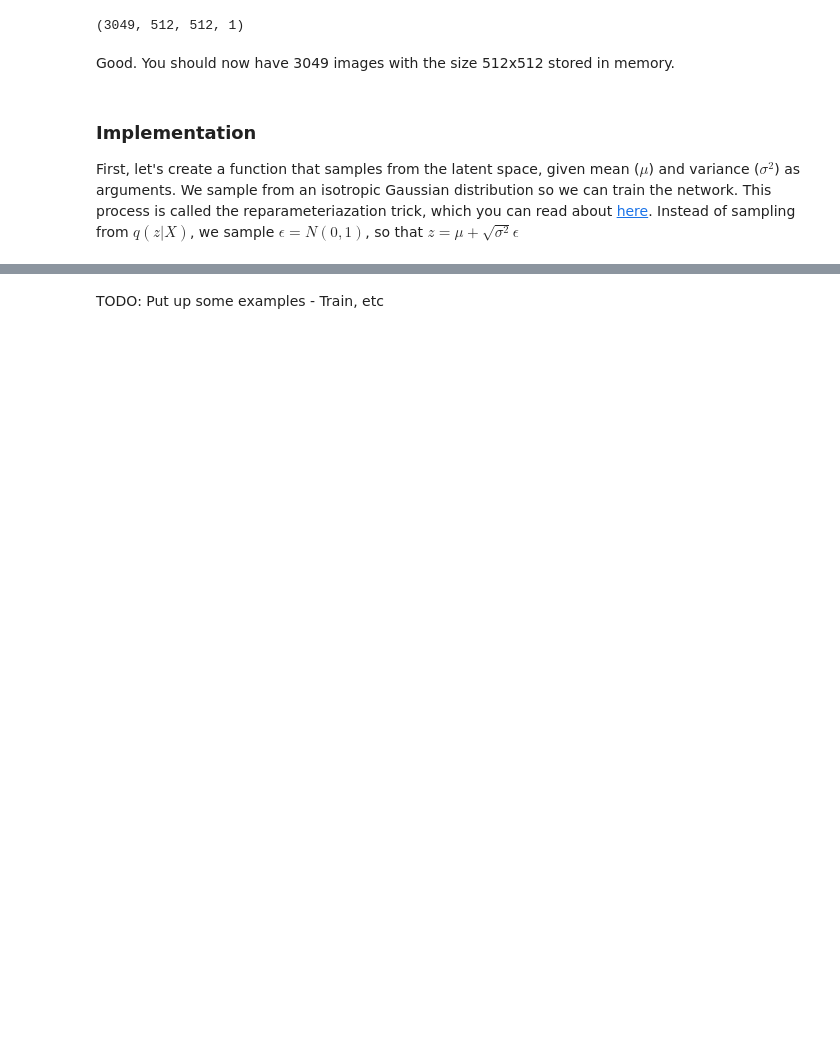
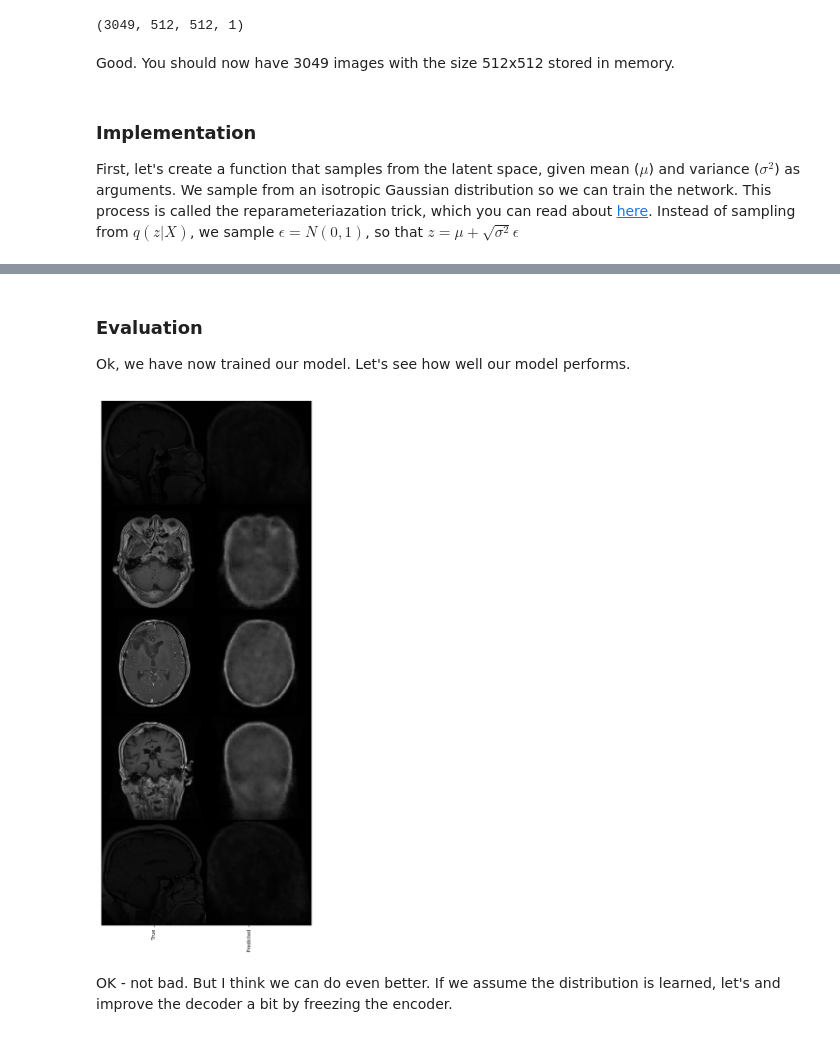
Before and after one commit to epimedai/VAE, a Jupyter notebook: VAE guide.ipynb, the cells around one changed output, grey strips where cells are left out. Cells and saved outputs as stored; diff of their text form; code cells hidden in the pictures; blank space fills up the shorter version.

Commit message:
added training

```diff
--- a/VAE guide.ipynb
+++ b/VAE guide.ipynb
@@ -238,12 +240,23 @@ vae.compile(optimizer='adam')
 # well.. You can modify the network to be smaller.
 # You can start with 4 filters, for example.
 # Or, you could get a GPU with more memory.
-# Or rent TPU server from Amazon or google
+# Or rent TPU server from Amazon or Google
+
+# In the first training iteration, we'll train it with batch size of 64
 training_params = {
-    'epochs': 10,
-    'batch_size': 2,
+    'epochs': 32,
+    'batch_size': 64,
     'shuffle': True,
 }
 
-vae.fit(x_train, **training_params)
+# In this training iteration, we'll train on a much smaller batch size to focus the weights a bit more
+history_1 = vae.fit(x_train, **training_params)
+
+training_params = {
+    'epochs': 18,
+    'batch_size': 4,
+    'shuffle': True,
+}
+
+history_2 = vae.fit(x_train, **training_params)
 # %% [output]
@@ -254,2 +280,38 @@ Epoch 1/1
-# %% [markdown]
-TODO: Put up some examples - Train, etc
+# %% [markdown]
+### Evaluation
+
+Ok, we have now trained our model. Let's see how well our model performs.
+# %%
+# Ok, lets see how the model does on some data
+# Lets predict 5 images, and see how it compares to the original data
+
+vae.save_weights('pretrained_models/pretrained_model_weights.h5')
+
+import matplotlib.pyplot as plt
+import numpy as np
+
+
+
+nr_of_samples = 5
+
+test_data = x_train[np.random.choice(range(x_train.shape[0]), nr_of_samples)]
+y_pred = vae.predict(test_data)
+target_shape = (512, 512)
+
+stacked = y_pred[0].reshape(target_shape)
+for i in range(1, nr_of_samples):
+    stacked = np.vstack([stacked, y_pred[i].reshape(target_shape)])
+
+stacked_test = test_data[0].reshape(target_shape)
+for i in range(1, nr_of_samples):
+    stacked_test = np.vstack([stacked_test, test_data[i].reshape(target_shape)])
+
+plt.figure(figsize=(20,20))
+plt.imshow(np.hstack([stacked_test, stacked]), cmap='gray')
+plt.yticks([])
+plt.xticks([256, 720], ['True', 'Predicted'], rotation=90)
+plt.show()
+# %% [output]
+[figure, added]
+# %% [markdown]
+OK - not bad. But I think we can do even better. If we assume the distribution is learned, let's and improve the decoder a bit by freezing the encoder.
```
Also changed, not shown: parts of 7 cells of this notebook, 4 other files.
